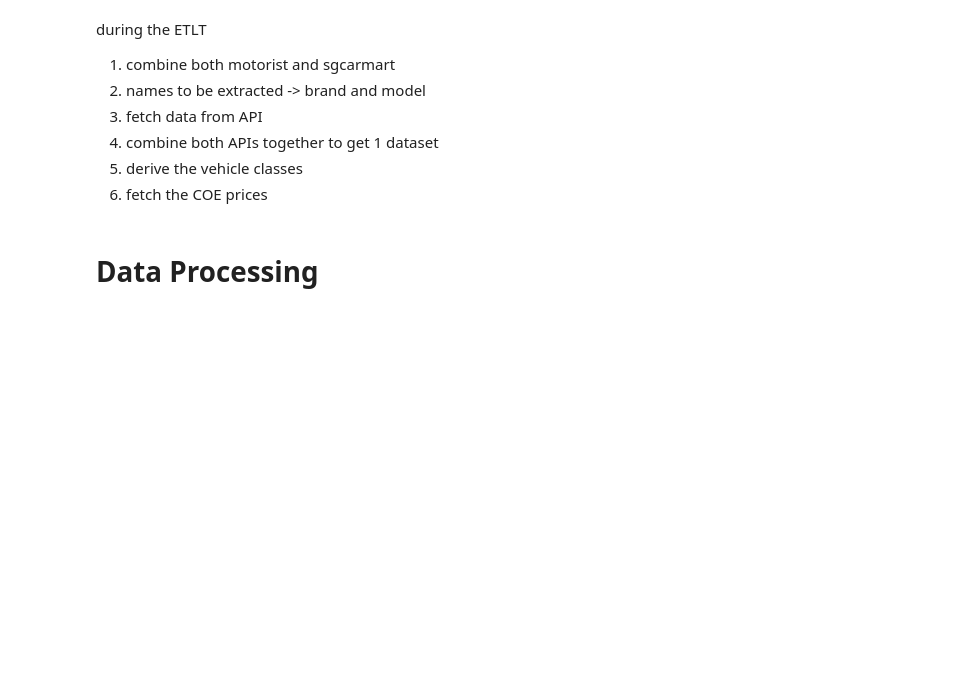
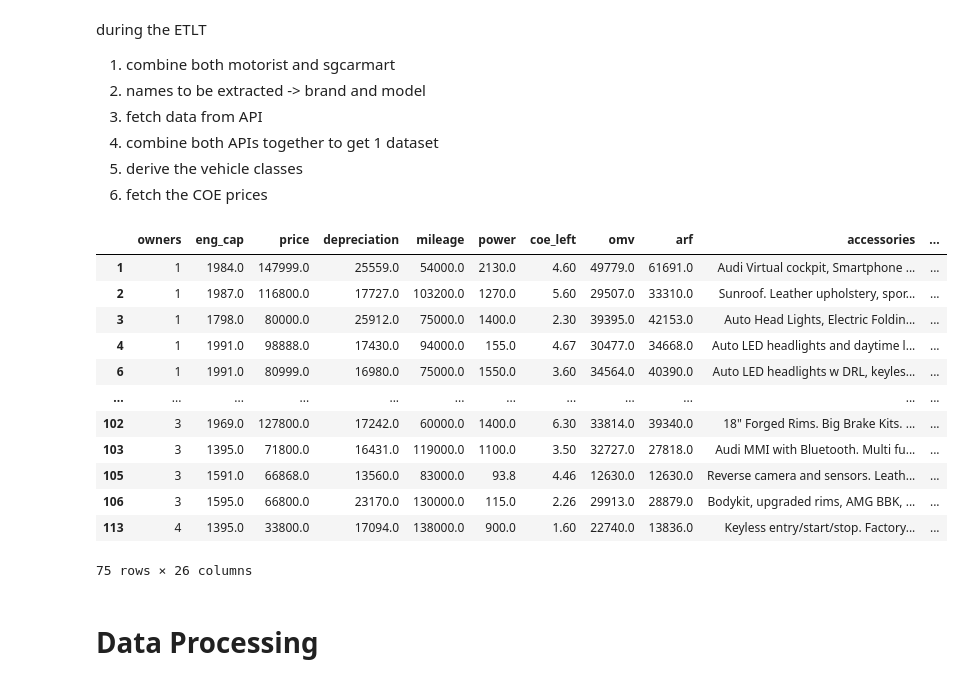
Before and after one commit to koiljat/IS3107_Group32, a Jupyter notebook: Script Dump/ml_pipeline.ipynb, the cells around one changed output. Saved outputs shown, nothing was run; the diff lists cells and outputs as text; code cells hidden in the pictures; blank space fills up the shorter version.

```diff
--- a/Script Dump/ml_pipeline.ipynb
+++ b/Script Dump/ml_pipeline.ipynb
@@ -26,5 +26,21 @@ sql = """
         """
 data = bigquery_client.query(sql).to_dataframe()
+# %%
+data.dropna()
+# %% [output]
+|  | owners | eng_cap | price | depreciation | mileage | power | coe_left | omv | arf | accessories | ... |
+| 1 | 1 | 1984.0 | 147999.0 | 25559.0 | 54000.0 | 2130.0 | 4.60 | 49779.0 | 61691.0 | Audi Virtual cockpit, Smartphone ... | ... |
+| 2 | 1 | 1987.0 | 116800.0 | 17727.0 | 103200.0 | 1270.0 | 5.60 | 29507.0 | 33310.0 | Sunroof. Leather upholstery, spor... | ... |
+| 3 | 1 | 1798.0 | 80000.0 | 25912.0 | 75000.0 | 1400.0 | 2.30 | 39395.0 | 42153.0 | Auto Head Lights, Electric Foldin... | ... |
+| 4 | 1 | 1991.0 | 98888.0 | 17430.0 | 94000.0 | 155.0 | 4.67 | 30477.0 | 34668.0 | Auto LED headlights and daytime l... | ... |
+| 6 | 1 | 1991.0 | 80999.0 | 16980.0 | 75000.0 | 1550.0 | 3.60 | 34564.0 | 40390.0 | Auto LED headlights w DRL, keyles... | ... |
+| ... | ... | ... | ... | ... | ... | ... | ... | ... | ... | ... | ... |
+| 102 | 3 | 1969.0 | 127800.0 | 17242.0 | 60000.0 | 1400.0 | 6.30 | 33814.0 | 39340.0 | 18" Forged Rims. Big Brake Kits. ... | ... |
+| 103 | 3 | 1395.0 | 71800.0 | 16431.0 | 119000.0 | 1100.0 | 3.50 | 32727.0 | 27818.0 | Audi MMI with Bluetooth. Multi fu... | ... |
+| 105 | 3 | 1591.0 | 66868.0 | 13560.0 | 83000.0 | 93.8 | 4.46 | 12630.0 | 12630.0 | Reverse camera and sensors. Leath... | ... |
+| 106 | 3 | 1595.0 | 66800.0 | 23170.0 | 130000.0 | 115.0 | 2.26 | 29913.0 | 28879.0 | Bodykit, upgraded rims, AMG BBK, ... | ... |
+| 113 | 4 | 1395.0 | 33800.0 | 17094.0 | 138000.0 | 900.0 | 1.60 | 22740.0 | 13836.0 | Keyless entry/start/stop. Factory... | ... |
+75 rows × 26 columns
 # %% [markdown]
 # Data Processing
 # %%
```
Also changed, not shown: parts of 13 cells of this notebook, 3 other files.
